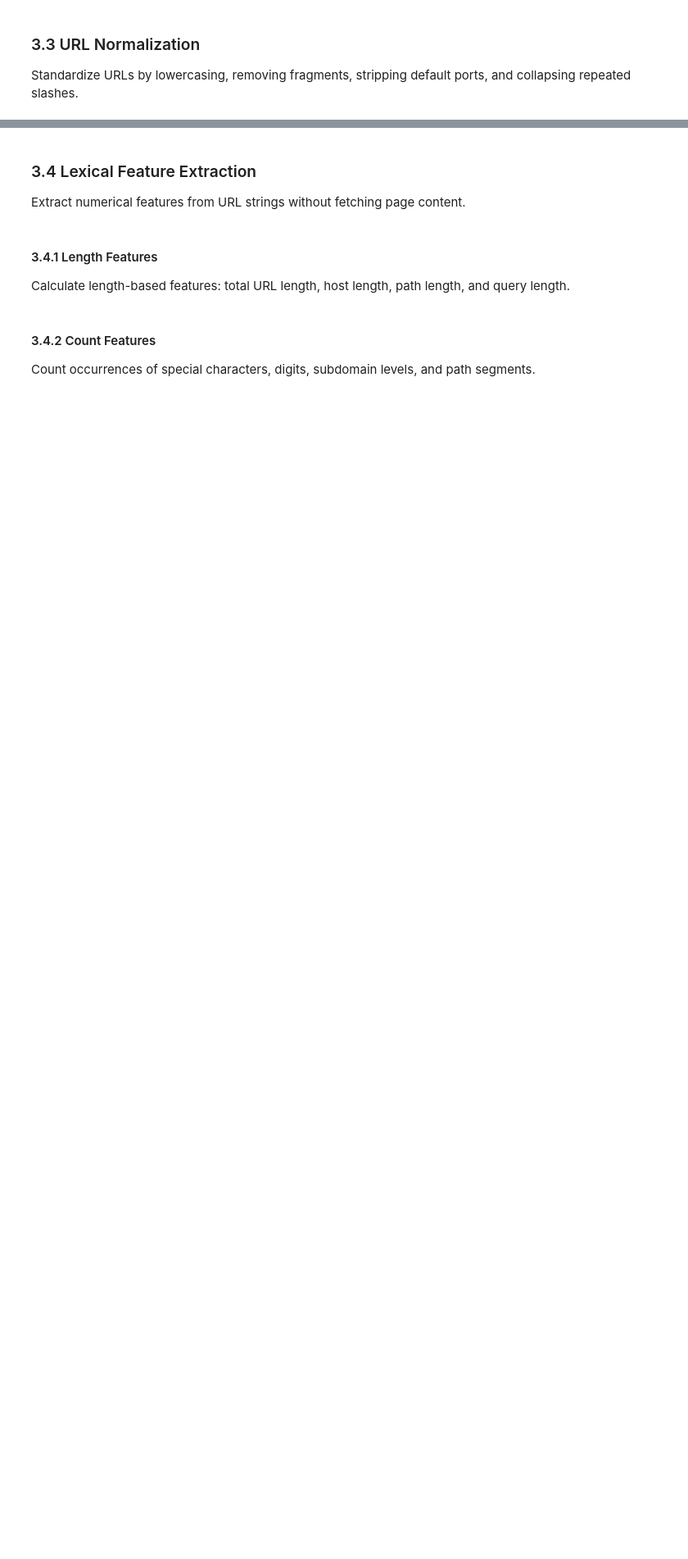
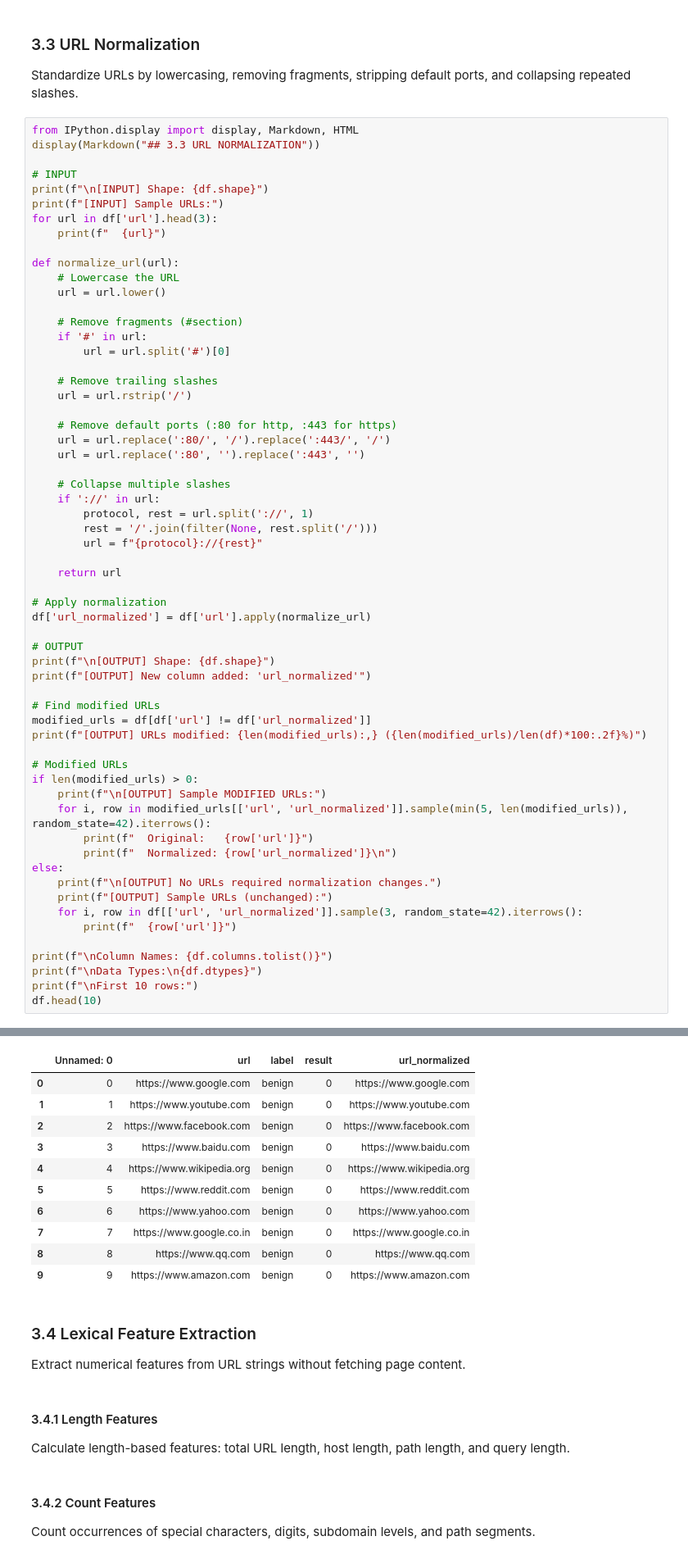
Before and after one commit to apuya/Course-Project-Malicious-URL-Detection, a Jupyter notebook: Detecting Malicious URLs with Lexical Features.ipynb, the cells around one changed output, grey strips where cells are left out. Shown at 82% size. Drawn from its saved outputs; the diff is of its cells as text; blank space fills up the shorter version.

```diff
--- a/Detecting Malicious URLs with Lexical Features.ipynb
+++ b/Detecting Malicious URLs with Lexical Features.ipynb
@@ -248,3 +341,64 @@ Eliminate duplicate URLs to prevent data leakage and training bias.
 # %% [markdown]
 ### 3.3 URL Normalization
 Standardize URLs by lowercasing, removing fragments, stripping default ports, and collapsing repeated slashes.
+# %%
+from IPython.display import display, Markdown, HTML
+display(Markdown("## 3.3 URL NORMALIZATION"))
+
+# INPUT
+print(f"\n[INPUT] Shape: {df.shape}")
+print(f"[INPUT] Sample URLs:")
+for url in df['url'].head(3):
+    print(f"  {url}")
+
+def normalize_url(url):
+    # Lowercase the URL
+    url = url.lower()
+
+    # Remove fragments (#section)
+    if '#' in url:
+        url = url.split('#')[0]
+
+    # Remove trailing slashes
+    url = url.rstrip('/')
+
+    # Remove default ports (:80 for http, :443 for https)
+    url = url.replace(':80/', '/').replace(':443/', '/')
+    url = url.replace(':80', '').replace(':443', '')
+
+    # Collapse multiple slashes
+    if '://' in url:
+        protocol, rest = url.split('://', 1)
+        rest = '/'.join(filter(None, rest.split('/')))
+        url = f"{protocol}://{rest}"
+
+    return url
+
+# Apply normalization
+df['url_normalized'] = df['url'].apply(normalize_url)
+
+# OUTPUT
+print(f"\n[OUTPUT] Shape: {df.shape}")
+print(f"[OUTPUT] New column added: 'url_normalized'")
+
+# Find modified URLs
+modified_urls = df[df['url'] != df['url_normalized']]
+print(f"[OUTPUT] URLs modified: {len(modified_urls):,} ({len(modified_urls)/len(df)*100:.2f}%)")
+
+# Modified URLs
+if len(modified_urls) > 0:
+    print(f"\n[OUTPUT] Sample MODIFIED URLs:")
+    for i, row in modified_urls[['url', 'url_normalized']].sample(min(5, len(modified_urls)), random_state=42).iterrows():
+        print(f"  Original:   {row['url']}")
+        print(f"  Normalized: {row['url_normalized']}\n")
+else:
+    print(f"\n[OUTPUT] No URLs required normalization changes.")
+    print(f"[OUTPUT] Sample URLs (unchanged):")
+    for i, row in df[['url', 'url_normalized']].sample(3, random_state=42).iterrows():
+        print(f"  {row['url']}")
+
+print(f"\nColumn Names: {df.columns.tolist()}")
+print(f"\nData Types:\n{df.dtypes}")
+print(f"\nFirst 10 rows:")
+df.head(10)
+# %% [output]
@@ -251,3 +423,14 @@ Standardize URLs by lowercasing, removing fragments, stripping default ports, an
+|  | Unnamed: 0 | url | label | result | url_normalized |
+| 0 | 0 | https://www.google.com | benign | 0 | https://www.google.com |
+| 1 | 1 | https://www.youtube.com | benign | 0 | https://www.youtube.com |
+| 2 | 2 | https://www.facebook.com | benign | 0 | https://www.facebook.com |
+| 3 | 3 | https://www.baidu.com | benign | 0 | https://www.baidu.com |
+| 4 | 4 | https://www.wikipedia.org | benign | 0 | https://www.wikipedia.org |
+| 5 | 5 | https://www.reddit.com | benign | 0 | https://www.reddit.com |
+| 6 | 6 | https://www.yahoo.com | benign | 0 | https://www.yahoo.com |
+| 7 | 7 | https://www.google.co.in | benign | 0 | https://www.google.co.in |
+| 8 | 8 | https://www.qq.com | benign | 0 | https://www.qq.com |
+| 9 | 9 | https://www.amazon.com | benign | 0 | https://www.amazon.com |
 # %% [markdown]
 ### 3.4 Lexical Feature Extraction
 Extract numerical features from URL strings without fetching page content.
```
Also changed, not shown: parts of 5 cells of this notebook.
